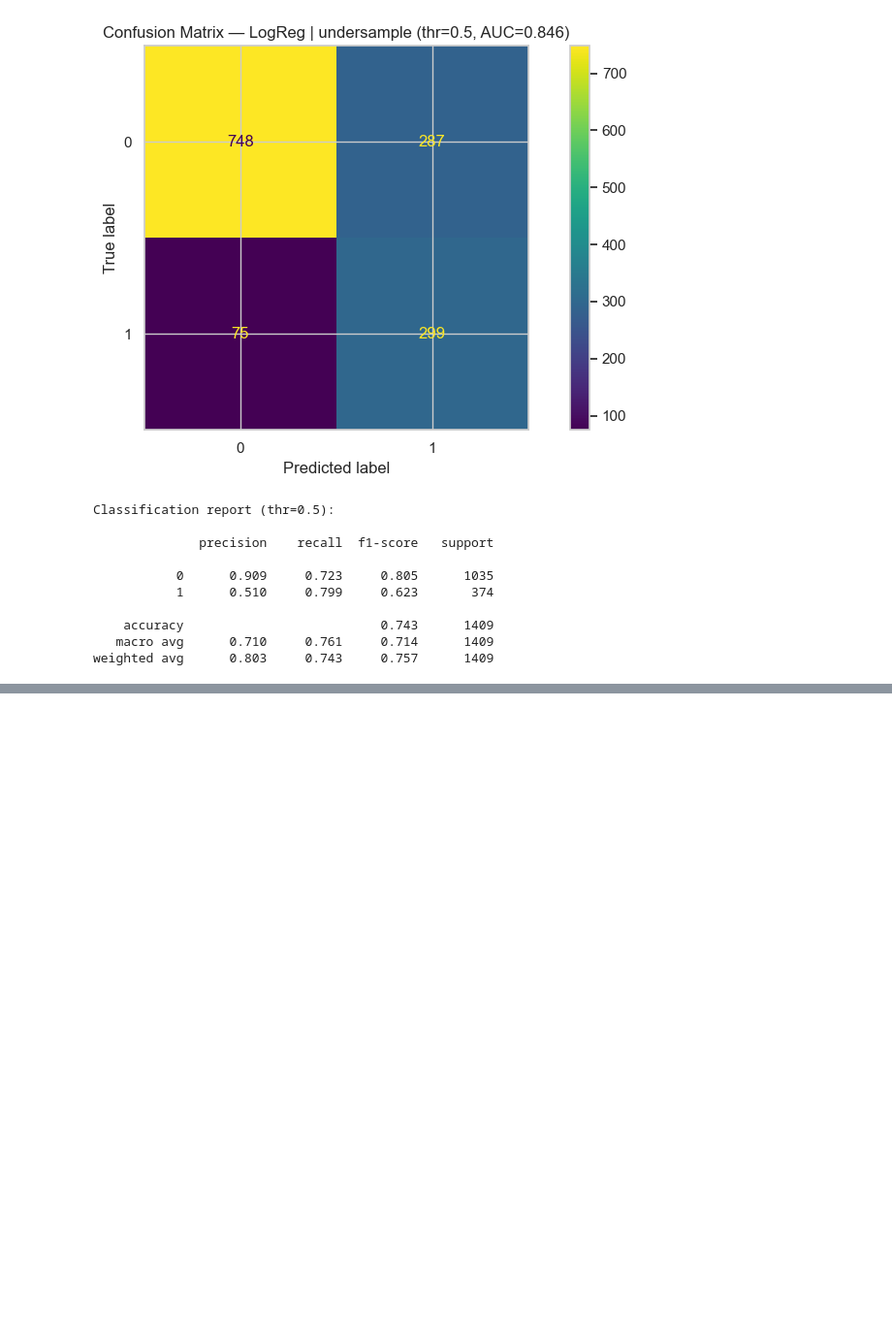
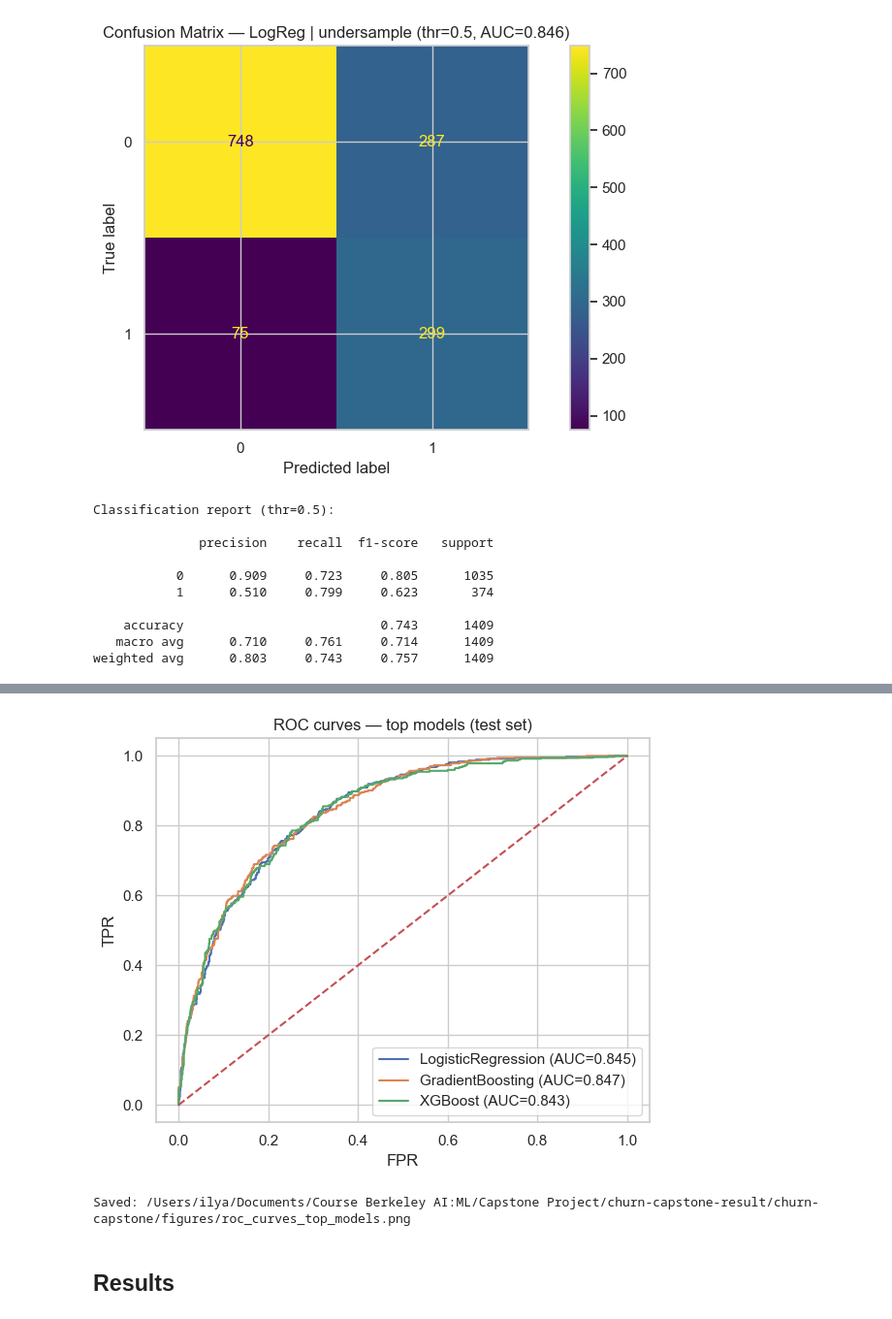
Before and after one commit to ilyaabrosimov/customer_churn, a Jupyter notebook: customer_churn_analysis.ipynb, the cells around one changed output, grey strips where cells are left out. Shown at 97% size. Saved outputs shown, nothing was run; the diff lists cells and outputs as text; code cells hidden in the pictures; blank space fills up the shorter version.

```diff
--- a/customer_churn_analysis.ipynb
+++ b/customer_churn_analysis.ipynb
@@ -1491,0 +1706,42 @@ weighted avg      0.803     0.743     0.757      1409
+# %%
+# === Optional: ROC curves for top-N models on the test set ===
+from sklearn.model_selection import GridSearchCV
+from sklearn.metrics import roc_curve, auc
+
+TOP_N = 3
+top_models = res_df.head(TOP_N)["model"].tolist()
+
+plt.figure(figsize=(6, 5))
+for name, pipe, grid in candidates:
+    if name not in top_models:
+        continue
+
+    gs = GridSearchCV(pipe, grid, scoring="roc_auc", cv=cv, n_jobs=-1, refit=True, verbose=0)
+    gs.fit(X_train, y_train)
+
+    if hasattr(gs.best_estimator_, "predict_proba"):
+        proba = gs.best_estimator_.predict_proba(X_test)[:, 1]
+    else:
+        scores = gs.best_estimator_.decision_function(X_test)
+        proba = (scores - scores.min()) / (scores.max() - scores.min() + 1e-9)
+
+    fpr, tpr, _ = roc_curve(y_test, proba)
+    plt.plot(fpr, tpr, label=f"{name} (AUC={auc(fpr, tpr):.3f})")
+
+plt.plot([0, 1], [0, 1], linestyle="--")
+plt.xlabel("FPR")
+plt.ylabel("TPR")
+plt.title("ROC curves — top models (test set)")
+plt.legend()
+plt.tight_layout()
+fig_dir = (DIRS["figures"] if "DIRS" in globals() else "figures")
+os.makedirs(fig_dir, exist_ok=True)
+out = os.path.join(fig_dir, "roc_curves_top_models.png")
+plt.savefig(out, dpi=150)
+plt.show()
+print("Saved:", out)
+# %% [output]
+[figure, added]
+Saved: /Users/ilya/Documents/Course Berkeley AI:ML/Capstone Project/churn-capstone-result/churn-capstone/figures/roc_curves_top_models.png
+# %% [markdown]
+## Results
```
Also changed, not shown: parts of 37 cells of this notebook, 1 other file.
